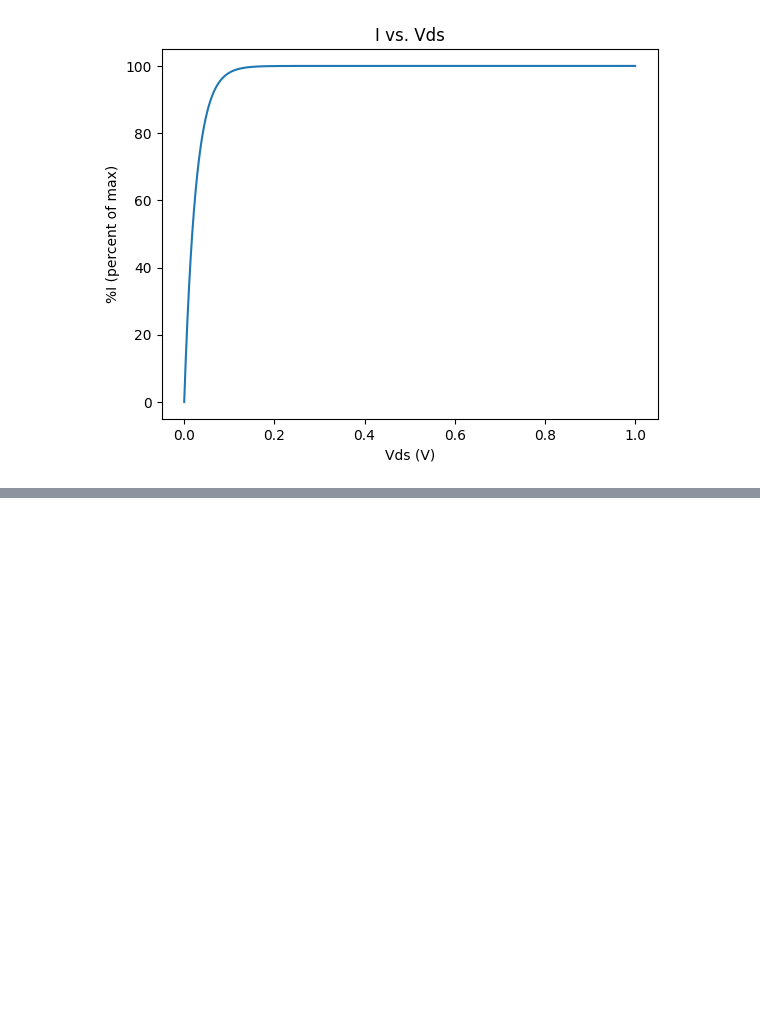
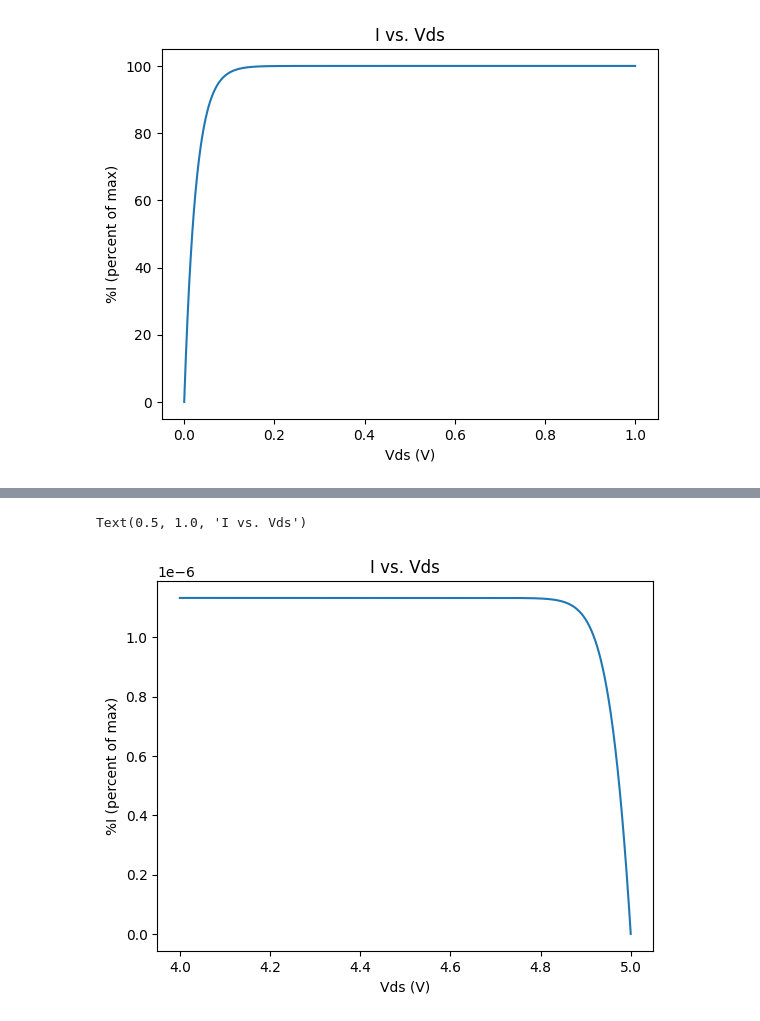
Before and after one commit to teykamp/mosfet, a Jupyter notebook: python/mosfet_model_graphs_examples.ipynb, the cells around one changed output, grey strips where cells are left out. Saved outputs shown, nothing was run; the diff lists cells and outputs as text; code cells hidden in the pictures; blank space fills up the shorter version.

```diff
--- a/python/mosfet_model_graphs_examples.ipynb
+++ b/python/mosfet_model_graphs_examples.ipynb
@@ -55,0 +92,17 @@ Text(0.5, 1.0, 'I vs. Vds')
+# %%
+Vb = 5 * units.V
+Vg = 4.2 * units.V
+Vs = 5 * units.V
+Vd = np.linspace(4 * units.V, 5 * units.V, int(10e3))
+
+I = ekv_model_pmos(Vg, Vd, Vs, Vb)
+max_I = max(I)
+percent_I = I / max_I * 100
+
+plt.plot(Vd, I)
+plt.xlabel("Vds (V)")
+plt.ylabel("%I (percent of max)")
+plt.title("I vs. Vds")
+# %% [output]
+Text(0.5, 1.0, 'I vs. Vds')
+[figure, added]
```
Also changed, not shown: parts of 6 cells of this notebook.
